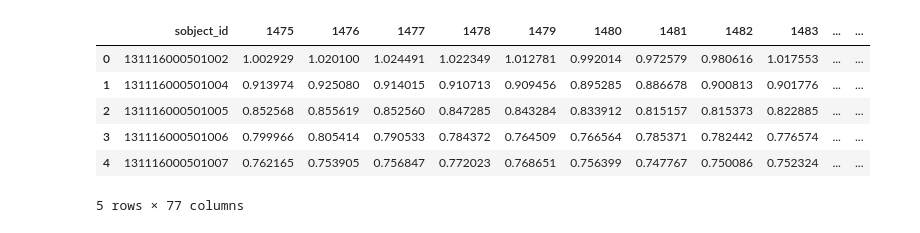
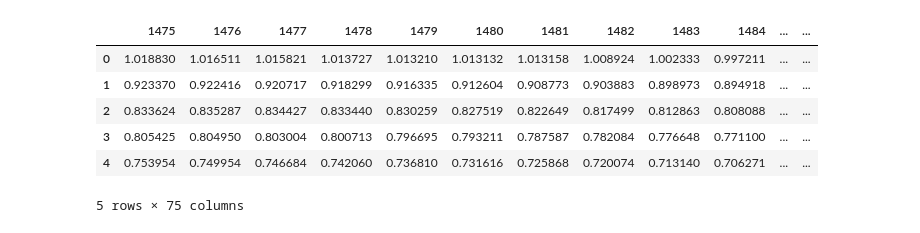
Before and after one commit to PravNJ/galah-test-nut, a Jupyter notebook: ew_investigation_plots.ipynb, the cells around one changed output. Drawn from its saved outputs; the diff is of its cells as text; code cells hidden in the pictures.

```diff
--- a/ew_investigation_plots.ipynb
+++ b/ew_investigation_plots.ipynb
@@ -9,2 +12,3 @@ sns.set_style('whitegrid')
 # %%
-dr3_masked = pd.read_csv("/home/pravn/Documents/dr3_masked.csv")
+original_masked = pd.read_csv("/home/pravn/Documents/original_masked.csv")
+predicted_masked = pd.read_csv("/home/pravn/Documents/predicted_masked.csv")
@@ -59,10 +25,10 @@ dr3_masked["EW"] = dr3_ews["EW"]
 # %%
-dr3_masked.head()
+predicted_masked.head()
 # %% [output]
-|  | sobject_id | 1475 | 1476 | 1477 | 1478 | 1479 | 1480 | 1481 | 1482 | 1483 | ... | ... |
-| 0 | 131116000501002 | 1.002929 | 1.020100 | 1.024491 | 1.022349 | 1.012781 | 0.992014 | 0.972579 | 0.980616 | 1.017553 | ... | ... |
-| 1 | 131116000501004 | 0.913974 | 0.925080 | 0.914015 | 0.910713 | 0.909456 | 0.895285 | 0.886678 | 0.900813 | 0.901776 | ... | ... |
-| 2 | 131116000501005 | 0.852568 | 0.855619 | 0.852560 | 0.847285 | 0.843284 | 0.833912 | 0.815157 | 0.815373 | 0.822885 | ... | ... |
-| 3 | 131116000501006 | 0.799966 | 0.805414 | 0.790533 | 0.784372 | 0.764509 | 0.766564 | 0.785371 | 0.782442 | 0.776574 | ... | ... |
-| 4 | 131116000501007 | 0.762165 | 0.753905 | 0.756847 | 0.772023 | 0.768651 | 0.756399 | 0.747767 | 0.750086 | 0.752324 | ... | ... |
+|  | 1475 | 1476 | 1477 | 1478 | 1479 | 1480 | 1481 | 1482 | 1483 | 1484 | ... | ... |
+| 0 | 1.018830 | 1.016511 | 1.015821 | 1.013727 | 1.013210 | 1.013132 | 1.013158 | 1.008924 | 1.002333 | 0.997211 | ... | ... |
+| 1 | 0.923370 | 0.922416 | 0.920717 | 0.918299 | 0.916335 | 0.912604 | 0.908773 | 0.903883 | 0.898973 | 0.894918 | ... | ... |
+| 2 | 0.833624 | 0.835287 | 0.834427 | 0.833440 | 0.830259 | 0.827519 | 0.822649 | 0.817499 | 0.812863 | 0.808088 | ... | ... |
+| 3 | 0.805425 | 0.804950 | 0.803004 | 0.800713 | 0.796695 | 0.793211 | 0.787587 | 0.782084 | 0.776648 | 0.771100 | ... | ... |
+| 4 | 0.753954 | 0.749954 | 0.746684 | 0.742060 | 0.736810 | 0.731616 | 0.725868 | 0.720074 | 0.713140 | 0.706271 | ... | ... |
-5 rows × 77 columns
+5 rows × 75 columns
```
Also changed, not shown: parts of 23 cells of this notebook, 1 other file.
